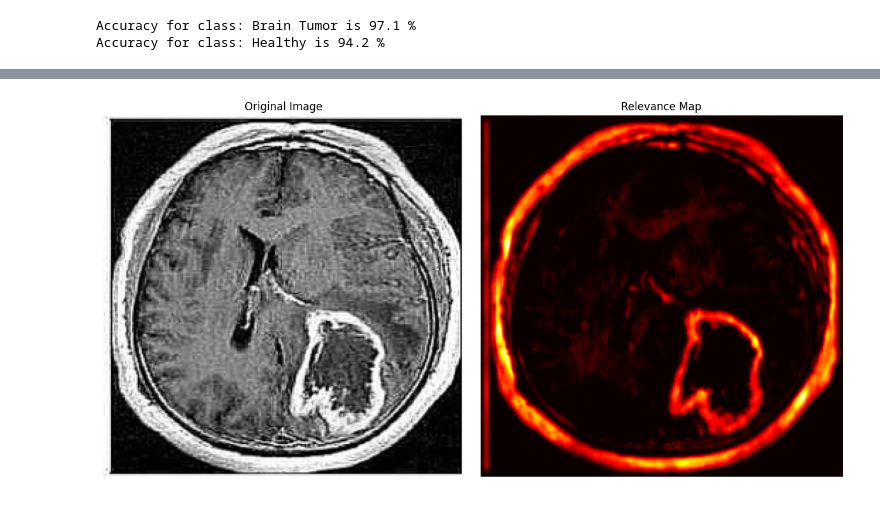
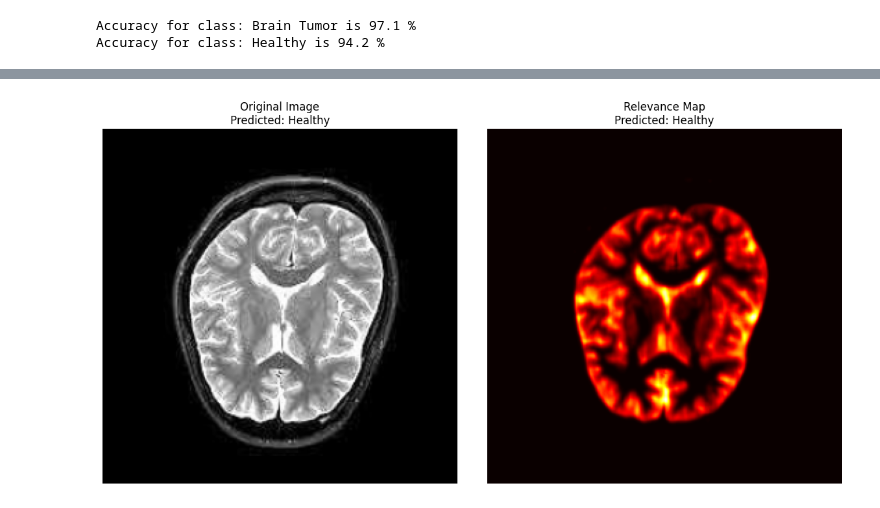
Before and after one commit to einBuegelbrett/Explainable-AI, a Jupyter notebook: main.ipynb, the cells around one changed output, grey strips where cells are left out. Cells and saved outputs as stored; diff of their text form; code cells hidden in the pictures.

Commit message:
docs: add images in documentation

```diff
--- a/main.ipynb
+++ b/main.ipynb
@@ -162,7 +163,0 @@ Dieser Code verwendet torch.max, um die vorhergesagten Klassen für jedes Bild i
-# %%
-outputs = net(images)
-
-_, predicted = torch.max(outputs, 1)
-
-print('Predicted: ', ' '.join(f'{classes[predicted[j]]:5s}'
-                              for j in range(4)))
@@ -220,13 +212,0 @@ We can see that the model is usually more accurate at identifying a brain with a
-# %%
-fig, axes = plt.subplots(1, 2, figsize=(12, 6))
-
-axes[0].imshow(Image.open('./images-documentation/hidden_image_1.png'))
-axes[0].set_title("Image 1")
-axes[0].axis('off')  # Hide axes
-
-axes[1].imshow(Image.open('./images-documentation/hidden_image_2.jpg'))
-axes[1].set_title("Image 2")
-axes[1].axis('off')  # Hide axes
-
-fig.tight_layout()
-plt.show()
@@ -244,50 +230,61 @@ Am Ende wird für ein ausgewähltes Bild eine Relevanzkarte erstellt und visuali
 # %%
+SELECTED_IMAGE: int = 2001
+HAS_BRAIN_TUMOR: bool = False
+
 def load_LRP() -> LRPModel:
     net = Net()
     net.load_state_dict(torch.load(PATH, weights_only=True))
     return LRPModel(net)
 
-def run_LRP(lrp_model, image) -> torch.tensor:
+def run_LRP(lrp_model, image) -> (torch.Tensor, str):
     transform = transforms.Compose([
         transforms.Grayscale(num_output_channels=1),
         transforms.Resize((256, 256)),
         transforms.ToTensor(),
         transforms.Normalize((0.5,), (0.5,))
     ])
 
-    input_tensor = transform(image).unsqueeze(0)  # Load or preprocess an input image tensor
-    return lrp_model.forward(input_tensor)
+    input_tensor = transform(image).unsqueeze(0)  # Preprocess input image
+    outputs = net(input_tensor)  # Get model predictions
+    _, predicted_class = torch.max(outputs, 1)  # Find predicted class
+    predicted_label = classes[predicted_class.item()]  # Convert to class name
+    relevance_map = lrp_model.forward(input_tensor)  # Generate relevance map
 
-def create_relevance_map(relevance_map, image) -> None:
+    return relevance_map, predicted_label
+
+def create_relevance_map(relevance_map, image, predicted_label) -> None:
     transform = transforms.Compose([
         transforms.Resize((256, 256)),
         transforms.ToTensor(),
         transforms.Normalize((0.5, 0.5, 0.5), (0.5, 0.5, 0.5))
     ])
 
     input_image_np = transform(image).detach().numpy()
     input_image_np = input_image_np.transpose(1, 2, 0)  # Change from (C, H, W) to (H, W, C)
     input_image_np = (input_image_np * 0.5 + 0.5)  # Unnormalize to [0, 1]
 
     relevance_map = (relevance_map - relevance_map.min()) / (relevance_map.max() - relevance_map.min())
 
     fig, axes = plt.subplots(1, 2, figsize=(12, 6))
 
     axes[0].imshow(input_image_np)
-    axes[0].set_title("Original Image")
+    axes[0].set_title(f"Original Image\nPredicted: {predicted_label}")
     axes[0].axis('off')  # Hide axes
 
     axes[1].imshow(relevance_map, cmap='hot')
-    axes[1].set_title("Relevance Map")
+    axes[1].set_title(f"Relevance Map\nPredicted: {predicted_label}")
     axes[1].axis('off')  # Hide axes
 
     fig.tight_layout()
     plt.show()
 
-image = Image.open('./brain-tumor-data-set/Brain-Tumor/Cancer (2035).jpg')
-#image = Image.open('./brain-tumor-data-set/Healthy/Not Cancer  (7).jpg')
+if(HAS_BRAIN_TUMOR):
+    image = Image.open(f"./brain-tumor-data-set/Brain-Tumor/Cancer ({SELECTED_IMAGE}).jpg")
+else:
+    image = Image.open(f"./brain-tumor-data-set/Healthy/Not Cancer  ({SELECTED_IMAGE}).jpg")
+
 lrp_model = load_LRP()
-relevance_map = run_LRP(lrp_model, image)
-create_relevance_map(relevance_map, image)
+relevance_map, predicted_label = run_LRP(lrp_model, image)
+create_relevance_map(relevance_map, image, predicted_label)
 # %% [output]
-[figure, old version]
+[figure, new version]
```
Also changed, not shown: parts of 10 cells of this notebook, 5 other files.
